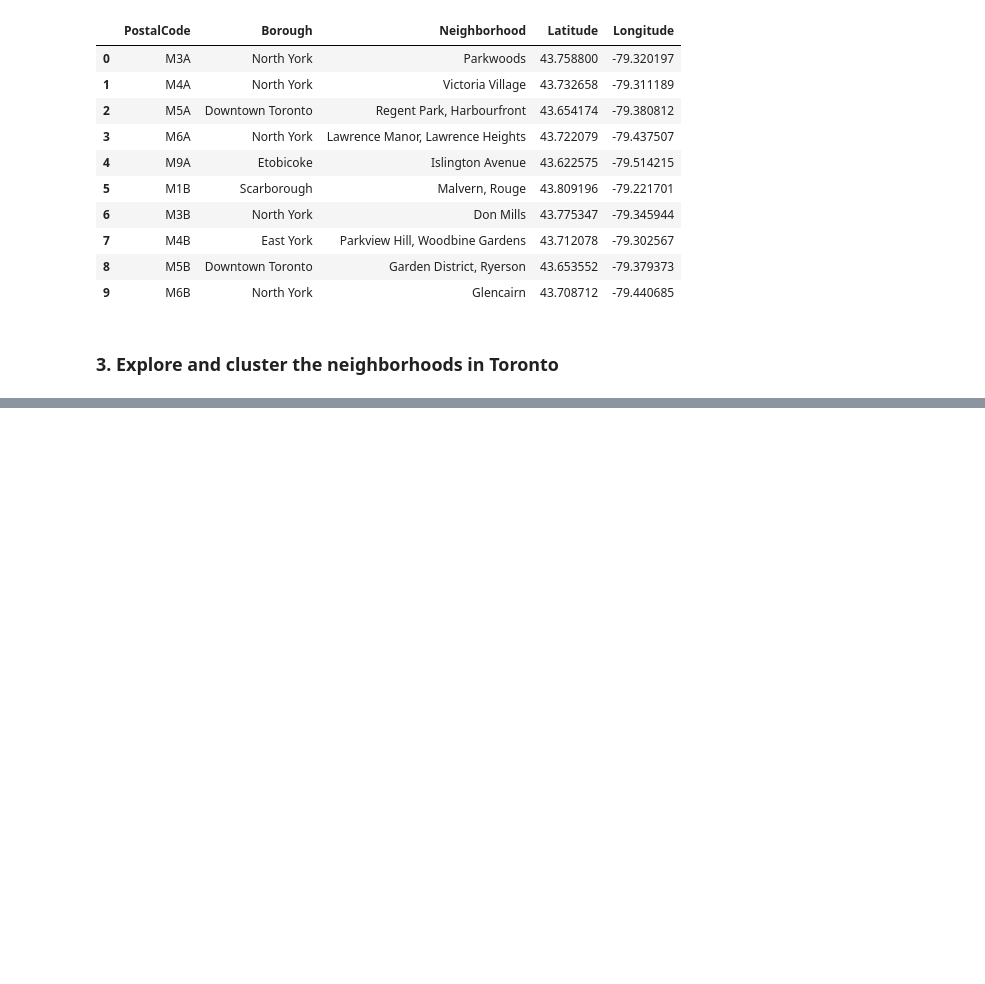
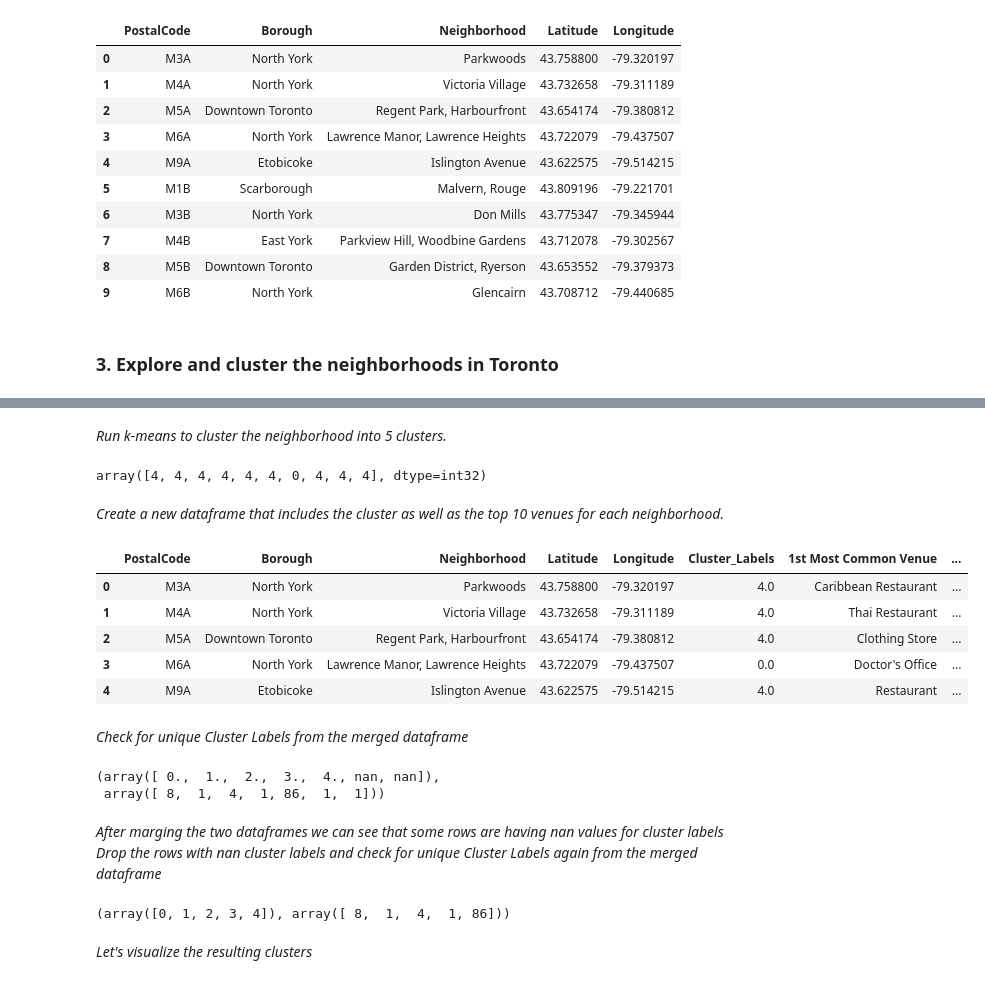
Before and after one commit to kshbds/Coursera_Capstone, a Jupyter notebook: Clustering Neighborhoods in Toronto.ipynb, the cells around one changed output, grey strips where cells are left out. Drawn from its saved outputs; the diff is of its cells as text; code cells hidden in the pictures; blank space fills up the shorter version.

```diff
--- a/Clustering Neighborhoods in Toronto.ipynb
+++ b/Clustering Neighborhoods in Toronto.ipynb
@@ -185,0 +363,6 @@ torontodata.head(10)
+# %%
+def return_most_common_venues(row, num_top_venues):
+    row_categories = row.iloc[1:]
+    row_categories_sorted = row_categories.sort_values(ascending=False)
+
+    return row_categories_sorted.index.values[0:num_top_venues]
@@ -185,0 +401,58 @@ torontodata.head(10)
+# %% [markdown]
+_Run k-means to cluster the neighborhood into 5 clusters._
+# %%
+# import k-means from clustering stage
+from sklearn.cluster import KMeans
+
+# set number of clusters
+kclusters = 5
+toronto_grouped_clustering = toronto_grouped.drop('Neighbourhood', 1)
+
+# run k-means clustering
+kmeans = KMeans(n_clusters=kclusters, random_state=0).fit(toronto_grouped_clustering)
+
+# check cluster labels generated for each row in the dataframe
+kmeans.labels_[0:10]
+# %% [output]
+array([4, 4, 4, 4, 4, 4, 0, 4, 4, 4], dtype=int32)
+# %% [markdown]
+_Create a new dataframe that includes the cluster as well as the top 10 venues for each neighborhood._
+# %%
+# add clustering labels
+neighborhoods_venues_sorted.insert(0, 'Cluster_Labels', kmeans.labels_)
+
+toronto_merged = torontodata
+
+# merge toronto_grouped with toronto_data to add latitude/longitude for each neighborhood
+toronto_merged = toronto_merged.join(neighborhoods_venues_sorted.set_index('Neighborhood'), on='Neighborhood')
+
+toronto_merged.head()
+# %% [output]
+|  | PostalCode | Borough | Neighborhood | Latitude | Longitude | Cluster_Labels | 1st Most Common Venue | ... |
+| 0 | M3A | North York | Parkwoods | 43.758800 | -79.320197 | 4.0 | Caribbean Restaurant | ... |
+| 1 | M4A | North York | Victoria Village | 43.732658 | -79.311189 | 4.0 | Thai Restaurant | ... |
+| 2 | M5A | Downtown Toronto | Regent Park, Harbourfront | 43.654174 | -79.380812 | 4.0 | Clothing Store | ... |
+| 3 | M6A | North York | Lawrence Manor, Lawrence Heights | 43.722079 | -79.437507 | 0.0 | Doctor's Office | ... |
+| 4 | M9A | Etobicoke | Islington Avenue | 43.622575 | -79.514215 | 4.0 | Restaurant | ... |
+# %% [markdown]
+_Check for unique Cluster Labels from the merged dataframe_
+# %%
+np.unique(toronto_merged['Cluster_Labels'], return_counts=True)
+# %% [output]
+(array([ 0.,  1.,  2.,  3.,  4., nan, nan]),
+ array([ 8,  1,  4,  1, 86,  1,  1]))
+# %% [markdown]
+_After marging the two dataframes we can see that some rows are having nan values for cluster labels_
+_Drop the rows with nan cluster labels and check for unique Cluster Labels again from the merged dataframe_
+# %%
+with pd.option_context('mode.use_inf_as_null', True):
+   toronto_merged = toronto_merged.dropna()
+
+# As the Cluster label data type is float in dataframe toronto_merged, casting it to integer
+toronto_merged = toronto_merged.astype({"Cluster_Labels": int})
+
+np.unique(toronto_merged['Cluster_Labels'], return_counts=True)
+# %% [output]
+(array([0, 1, 2, 3, 4]), array([ 8,  1,  4,  1, 86]))
+# %% [markdown]
+_Let's visualize the resulting clusters_
```
Also changed, not shown: parts of 23 cells of this notebook.
